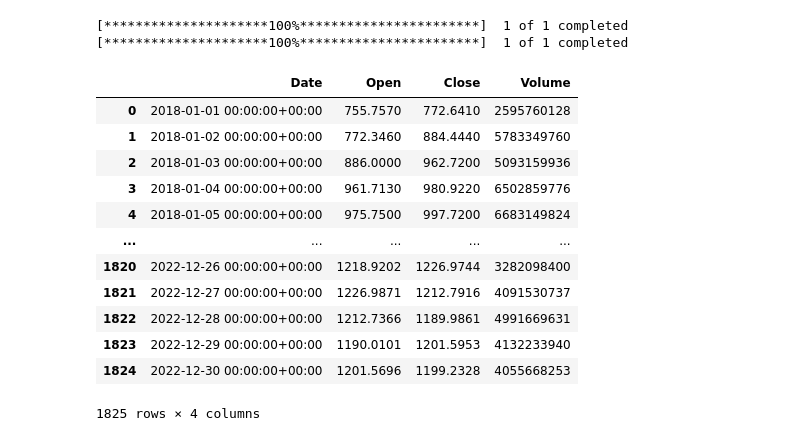
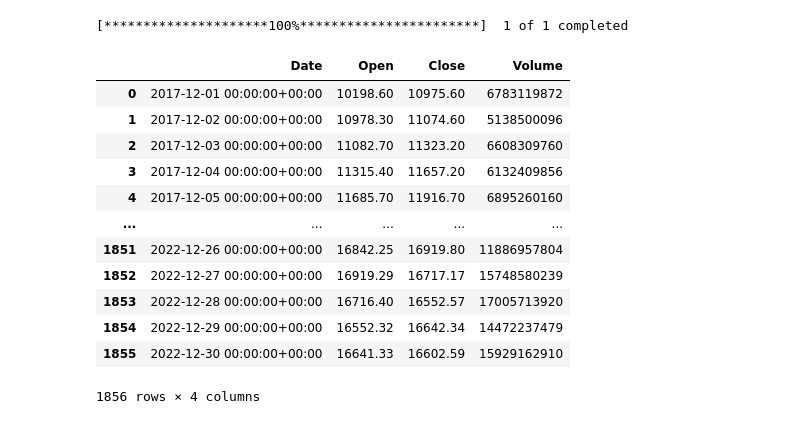
Before and after one commit to Olegreg762/Group_Project_2, a Jupyter notebook: BTC_ETH_predict.ipynb, the cells around one changed output. Saved outputs shown, nothing was run; the diff lists cells and outputs as text; code cells hidden in the pictures.

```diff
--- a/BTC_ETH_predict.ipynb
+++ b/BTC_ETH_predict.ipynb
@@ -20,22 +24,4 @@ else:
 # %%
-crypto_btc = yf.download(tickers='BTC-USD', start='2018-01-01', end='2022-12-31').drop(columns=['Adj Close','High', 'Low']).round(2).reset_index()
-crypto_eth = yf.download(tickers='ETH-USD', start='2018-01-01', end='2022-12-31').drop(columns=['Adj Close']).round(4).reset_index()
+crypto_btc = yf.download(tickers='BTC-USD', start='2017-12-01', end='2022-12-31').drop(columns=['Adj Close','High', 'Low']).round(2).reset_index()
 # %% [output]
 [*********************100%***********************]  1 of 1 completed
-[*********************100%***********************]  1 of 1 completed
-# %%
-crypto_eth
-# %% [output]
-|  | Date | Open | Close | Volume |
-| 0 | 2018-01-01 00:00:00+00:00 | 755.7570 | 772.6410 | 2595760128 |
-| 1 | 2018-01-02 00:00:00+00:00 | 772.3460 | 884.4440 | 5783349760 |
-| 2 | 2018-01-03 00:00:00+00:00 | 886.0000 | 962.7200 | 5093159936 |
-| 3 | 2018-01-04 00:00:00+00:00 | 961.7130 | 980.9220 | 6502859776 |
-| 4 | 2018-01-05 00:00:00+00:00 | 975.7500 | 997.7200 | 6683149824 |
-| ... | ... | ... | ... | ... |
-| 1820 | 2022-12-26 00:00:00+00:00 | 1218.9202 | 1226.9744 | 3282098400 |
-| 1821 | 2022-12-27 00:00:00+00:00 | 1226.9871 | 1212.7916 | 4091530737 |
-| 1822 | 2022-12-28 00:00:00+00:00 | 1212.7366 | 1189.9861 | 4991669631 |
-| 1823 | 2022-12-29 00:00:00+00:00 | 1190.0101 | 1201.5953 | 4132233940 |
-| 1824 | 2022-12-30 00:00:00+00:00 | 1201.5696 | 1199.2328 | 4055668253 |
-1825 rows × 4 columns
@@ -45,3 +28,19 @@ crypto_eth
+# %%
+crypto_btc
+# %% [output]
+|  | Date | Open | Close | Volume |
+| 0 | 2017-12-01 00:00:00+00:00 | 10198.60 | 10975.60 | 6783119872 |
+| 1 | 2017-12-02 00:00:00+00:00 | 10978.30 | 11074.60 | 5138500096 |
+| 2 | 2017-12-03 00:00:00+00:00 | 11082.70 | 11323.20 | 6608309760 |
+| 3 | 2017-12-04 00:00:00+00:00 | 11315.40 | 11657.20 | 6132409856 |
+| 4 | 2017-12-05 00:00:00+00:00 | 11685.70 | 11916.70 | 6895260160 |
+| ... | ... | ... | ... | ... |
+| 1851 | 2022-12-26 00:00:00+00:00 | 16842.25 | 16919.80 | 11886957804 |
+| 1852 | 2022-12-27 00:00:00+00:00 | 16919.29 | 16717.17 | 15748580239 |
+| 1853 | 2022-12-28 00:00:00+00:00 | 16716.40 | 16552.57 | 17005713920 |
+| 1854 | 2022-12-29 00:00:00+00:00 | 16552.32 | 16642.34 | 14472237479 |
+| 1855 | 2022-12-30 00:00:00+00:00 | 16641.33 | 16602.59 | 15929162910 |
+1856 rows × 4 columns
 # %%
 crypto_btc.plot(
     x = 'Date',
```
Also changed, not shown: parts of 15 cells of this notebook.
